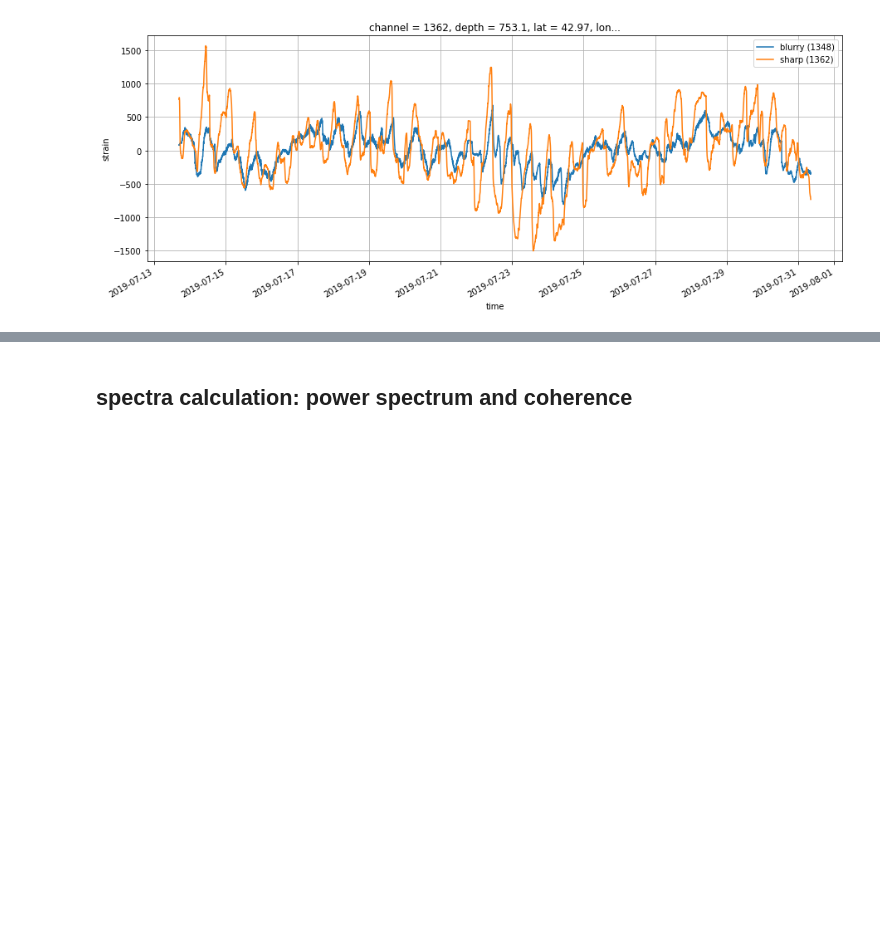
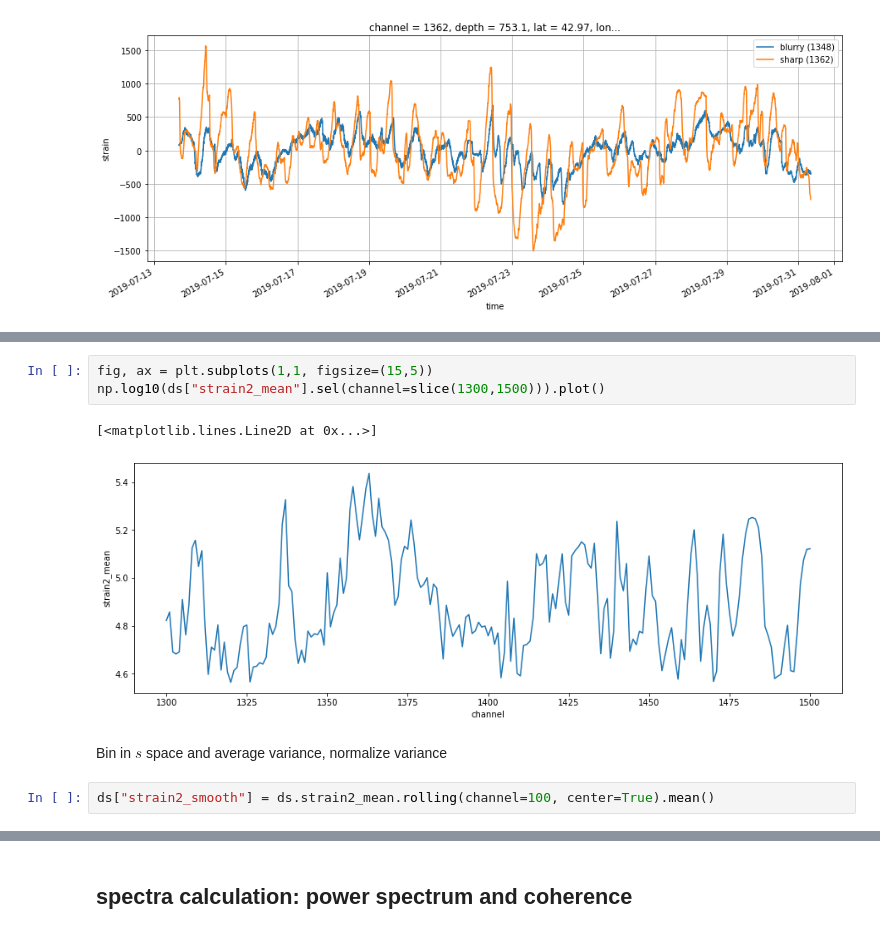
Before and after one commit to apatlpo/das_work, a Jupyter notebook: das/blurring.ipynb, the cells around one changed output, grey strips where cells are left out. Cells and saved outputs as stored; diff of their text form; blank space fills up the shorter version.

```diff
--- a/das/blurring.ipynb
+++ b/das/blurring.ipynb
@@ -111,0 +124,10 @@ ax.grid()
+# %%
+fig, ax = plt.subplots(1,1, figsize=(15,5))
+np.log10(ds["strain2_mean"].sel(channel=slice(1300,1500))).plot()
+# %% [output]
+[<matplotlib.lines.Line2D at 0x...>]
+[figure, added]
+# %% [markdown]
+Bin in $s$ space and average variance, normalize variance
+# %%
+ds["strain2_smooth"] = ds.strain2_mean.rolling(channel=100, center=True).mean()
```
Also changed, not shown: parts of 6 cells of this notebook.
